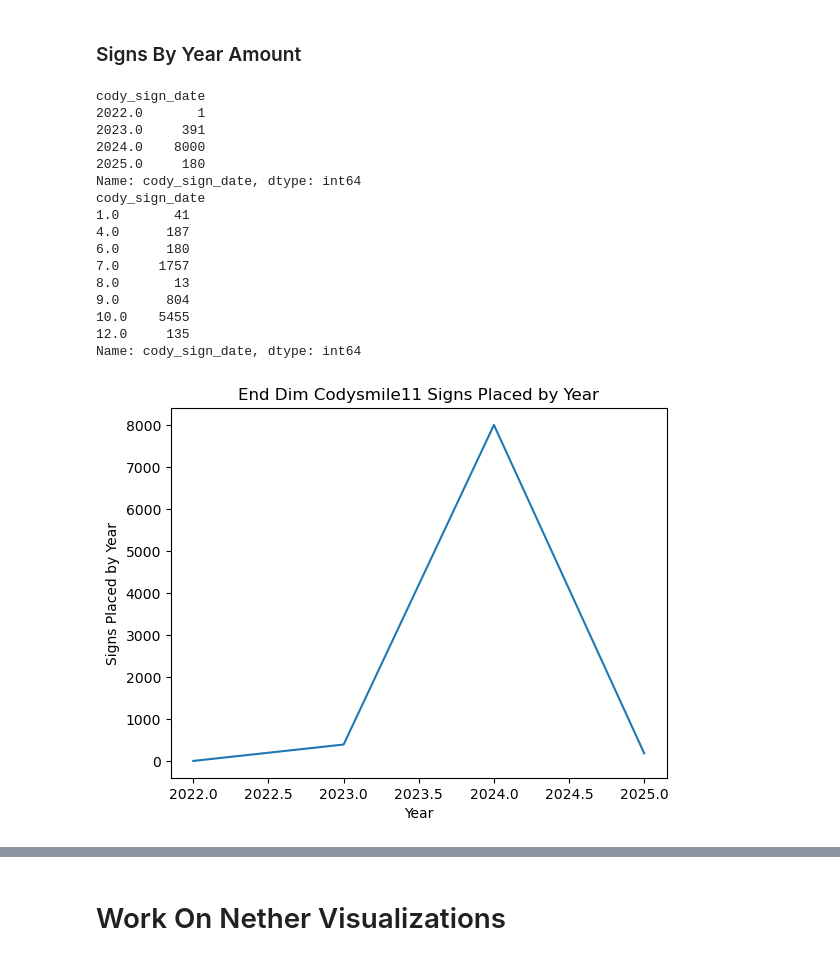
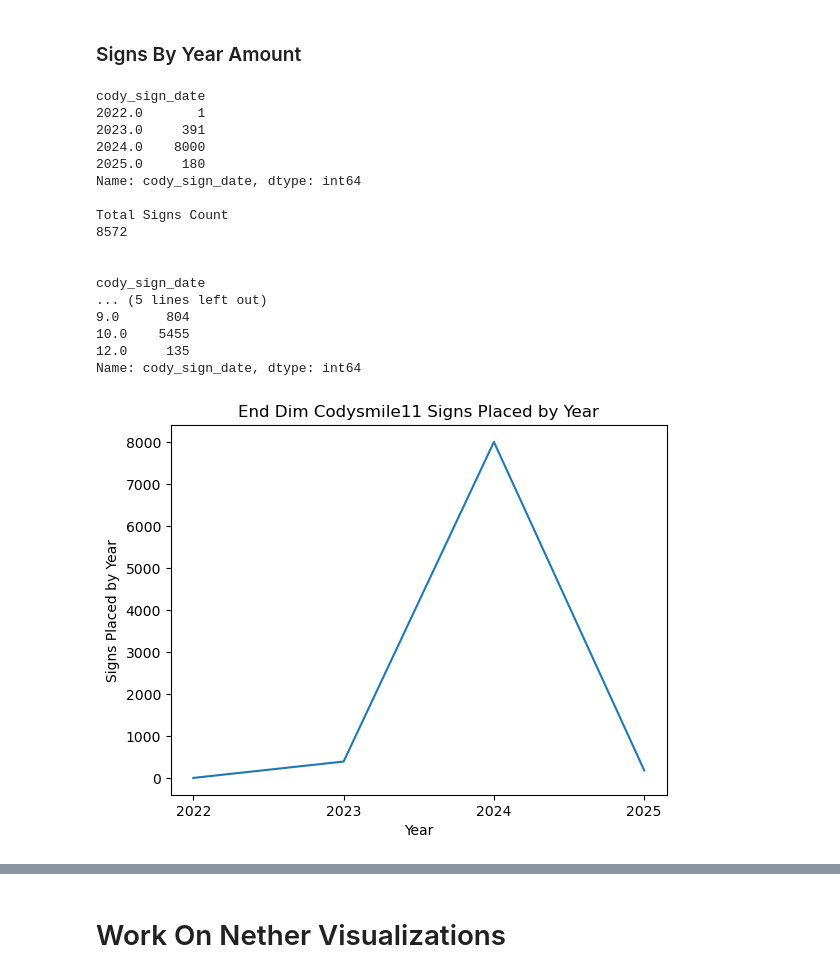
Before and after one commit to lawnguy1201/Minecraft_Sign_Visualizer, a Jupyter notebook: src/cody_data.ipynb, the cells around one changed output, grey strips where cells are left out. Drawn from its saved outputs; the diff is of its cells as text; code cells hidden in the pictures.

```diff
--- a/src/cody_data.ipynb
+++ b/src/cody_data.ipynb
@@ -25,8 +20,7 @@ over_world_df = pd.read_csv(over_world_dim)
 # %% [markdown]
 ### Grab all cody signs
 # %%
-
-filtered_end_df = end_df[end_df['plain_text'].str.contains('codysmile11|Codysmile11', na=False)]
+filtered_end_df = end_df[end_df['plain_text'].str.contains('codysmile11', case=False, na=False)]
 filtered_end_df.tail()
 # %% [output]
 |  | x | y | z | is_1.12.2 | plain_text |
@@ -42,21 +36,18 @@ filtered_end_df = filtered_end_df.copy()
 
 dates = filtered_end_df['plain_text'].str.extract(
     r'(\d{1,2}\s+[A-Za-z]{3,9}\s+\d{4})',
-    expand=False)
+    expand=False
+).str.strip()
 
-dates = dates.str.strip()
+filtered_end_df['cody_sign_date'] = (
+    pd.to_datetime(dates, format='%d %b %Y', errors='coerce')
+    .fillna(pd.to_datetime(dates, format='%d %B %Y', errors='coerce'))
+)
 
-filtered_end_df['cody_sign_date'] = pd.to_datetime(
-    dates,
-    format='%d %b %Y',
-    errors='coerce')
-
-mask = filtered_end_df['cody_sign_date'].isna()
-
-filtered_end_df.loc[mask, 'cody_sign_date'] = pd.to_datetime(
-    dates[mask],
-    format='%d %B %Y',
-    errors='coerce')
+filtered_end_df = filtered_end_df[
+    filtered_end_df['cody_sign_date'].isna() |
+    filtered_end_df['cody_sign_date'].dt.year.between(2013, 2026)
+]
 
 filtered_end_df.head(20)
 # %% [output]
@@ -104,40 +95,48 @@ sorted_end_df.tail(20)
 # %% [markdown]
 ### Signs By Year Amount
 # %%
+month_names = ["Jan","Feb","Mar","Apr","May","Jun","Jul","Aug","Sep","Oct","Nov","Dec"]
+
 year_count_end = filtered_end_df.groupby(filtered_end_df['cody_sign_date'].dt.year)['cody_sign_date'].count()
 print(year_count_end)
 
 month_count_end = filtered_end_df.groupby(filtered_end_df['cody_sign_date'].dt.month)['cody_sign_date'].count()
+
+print('\nTotal Signs Count')
+print(sum(month_count_end))
+print('\n')
 
 print(month_count_end)
 
 plt.plot(year_count_end)
 plt.title("End Dim Codysmile11 Signs Placed by Year")
 plt.xlabel("Year")
 plt.ylabel("Signs Placed by Year")
+plt.xticks(year_count_end.index.astype(int), year_count_end.index.astype(int))
 plt.show()
 
 plt.plot(month_count_end)
 plt.title("End Dim Codysmile11 Signs Placed by Month")
 plt.xlabel("Month")
 plt.ylabel("Signs Placed by Month")
+plt.xticks(month_count_end.index.astype(int), [month_names[int(i)-1] for i in month_count_end.index])
 plt.show()
-# http://127.0.0.1:8050/
 # %% [output]
 cody_sign_date
 2022.0       1
 2023.0     391
 2024.0    8000
 2025.0     180
 Name: cody_sign_date, dtype: int64
+
+Total Signs Count
+8572
+
+
 cody_sign_date
-1.0       41
-4.0      187
-6.0      180
-7.0     1757
-8.0       13
+... (5 lines left out)
 9.0      804
 10.0    5455
 12.0     135
 Name: cody_sign_date, dtype: int64
-[figure, old version]
+[figure, new version]
```
Also changed, not shown: parts of 16 cells of this notebook, 2 other files.
